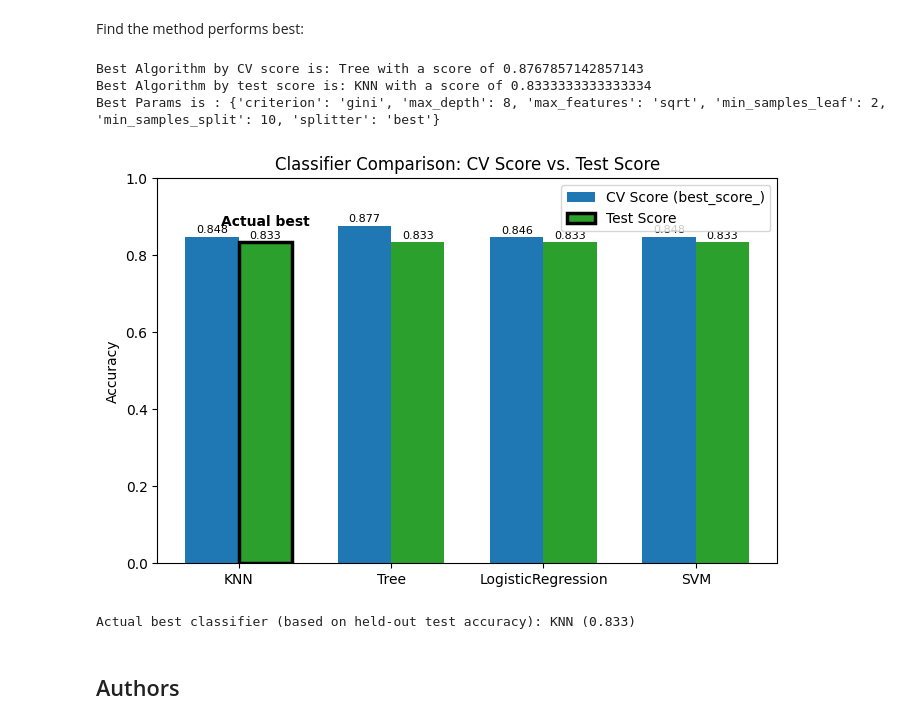
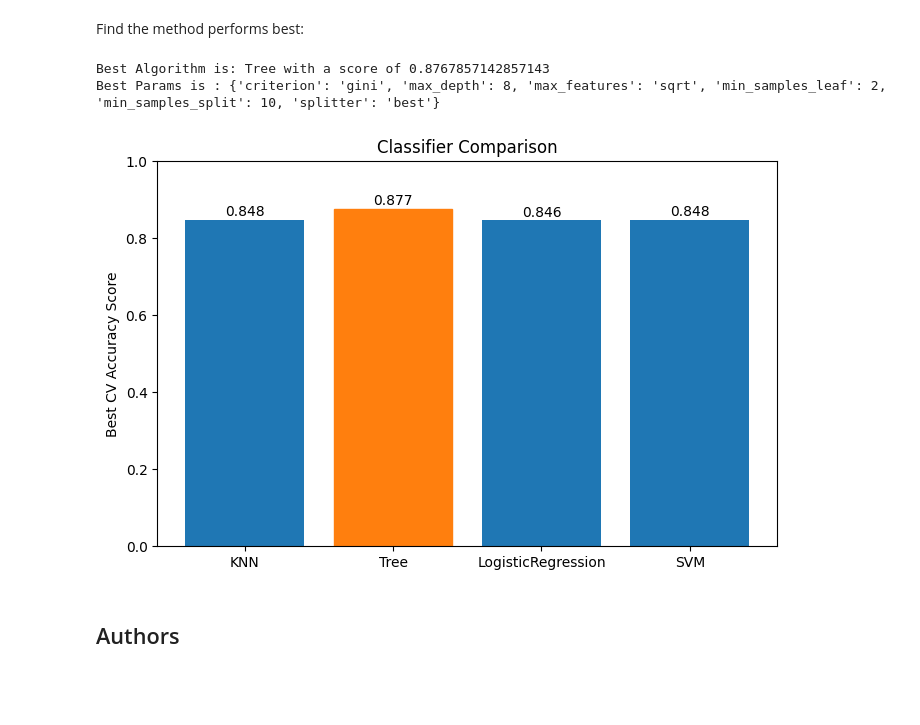
Before and after one commit to jjflorezw/ibmds, a Jupyter notebook: 10-applied-data-science-capstone/04-predictive-analysis/machine-learning-prediction.ipynb, the cells around one changed output. Saved outputs shown, nothing was run; the diff lists cells and outputs as text; code cells hidden in the pictures; blank space fills up the shorter version.

```diff
--- a/10-applied-data-science-capstone/04-predictive-analysis/machine-learning-prediction.ipynb
+++ b/10-applied-data-science-capstone/04-predictive-analysis/machine-learning-prediction.ipynb
@@ -444,73 +444,37 @@ Find the method performs best:
 # %%
 algorithms = {'KNN': knn_cv.best_score_,
               'Tree': tree_cv.best_score_,
               'LogisticRegression': logreg_cv.best_score_,
               'SVM': svm_cv.best_score_}
 
-test_scores = {'KNN': knn_cv.score(X_test, y_test),
-               'Tree': tree_cv.score(X_test, y_test),
-               'LogisticRegression': logreg_cv.score(X_test, y_test),
-               'SVM': svm_cv.score(X_test, y_test)}
-
 best_algorithm = max(algorithms, key=algorithms.get)
-print("Best Algorithm by CV score is:", best_algorithm, "with a score of", algorithms[best_algorithm])
-
-best_by_test = max(test_scores, key=test_scores.get)
-print("Best Algorithm by test score is:", best_by_test, "with a score of", test_scores[best_by_test])
+print("Best Algorithm is:", best_algorithm, "with a score of", algorithms[best_algorithm])
 
 if best_algorithm == 'Tree':
     print('Best Params is :', tree_cv.best_params_)
 if best_algorithm == 'KNN':
     print('Best Params is :', knn_cv.best_params_)
 if best_algorithm == 'LogisticRegression':
     print('Best Params is :', logreg_cv.best_params_)
 if best_algorithm == 'SVM':
     print('Best Params is :', svm_cv.best_params_)
 
-# Compare CV score vs. test score for all classifiers, and mark the actual best
-# (the one that generalizes best on unseen data, not just the CV-tuning score)
+# Quick comparison chart of all classifiers' cross-validation scores
+plt.figure(figsize=(8, 5))
 names = list(algorithms.keys())
-cv_vals = [algorithms[n] for n in names]
-test_vals = [test_scores[n] for n in names]
-
-x = np.arange(len(names))
-width = 0.35
-
-fig, ax = plt.subplots(figsize=(8, 5))
-bars_cv = ax.bar(x - width/2, cv_vals, width, label='CV Score (best_score_)', color='#1f77b4')
-bars_test = ax.bar(x + width/2, test_vals, width, label='Test Score', color='#2ca02c')
-
-# Highlight the actual best bar with an outline instead of a new fill color,
-# so the legend still matches the only two colors used in the plot
-best_idx = names.index(best_by_test)
-best_bar = bars_test[best_idx]
-best_bar.set_edgecolor('black')
-best_bar.set_linewidth(2.5)
-ax.annotate('Actual best',
-            xy=(best_bar.get_x() + best_bar.get_width() / 2, best_bar.get_height()),
-            xytext=(0, 12), textcoords='offset points',
-            ha='center', fontweight='bold')
-
-ax.set_xticks(x)
-ax.set_xticklabels(names)
-ax.set_ylabel('Accuracy')
-ax.set_ylim(0, 1)
-ax.set_title('Classifier Comparison: CV Score vs. Test Score')
-ax.legend()
-
-for bar in list(bars_cv) + list(bars_test):
-    height = bar.get_height()
-    ax.text(bar.get_x() + bar.get_width() / 2, height + 0.01, f"{height:.3f}", ha='center', fontsize=8)
-
+scores = list(algorithms.values())
+bars = plt.bar(names, scores, color='#1f77b4')
+bars[names.index(best_algorithm)].set_color('#ff7f0e')
+plt.ylabel('Best CV Accuracy Score')
+plt.title('Classifier Comparison')
+plt.ylim(0, 1)
+for bar, score in zip(bars, scores):
+    plt.text(bar.get_x() + bar.get_width() / 2, score + 0.01, f"{score:.3f}", ha='center')
 plt.show()
-
-print(f"Actual best classifier (based on held-out test accuracy): {best_by_test} ({test_scores[best_by_test]:.3f})")
 # %% [output]
-Best Algorithm by CV score is: Tree with a score of 0.8767857142857143
-Best Algorithm by test score is: KNN with a score of 0.8333333333333334
+Best Algorithm is: Tree with a score of 0.8767857142857143
 Best Params is : {'criterion': 'gini', 'max_depth': 8, 'max_features': 'sqrt', 'min_samples_leaf': 2, 'min_samples_split': 10, 'splitter': 'best'}
-[figure, old version]
+[figure, new version]
-Actual best classifier (based on held-out test accuracy): KNN (0.833)
 # %% [markdown]
 ## Authors
 # %% [markdown]
```
Also changed, not shown: 1 other file.
